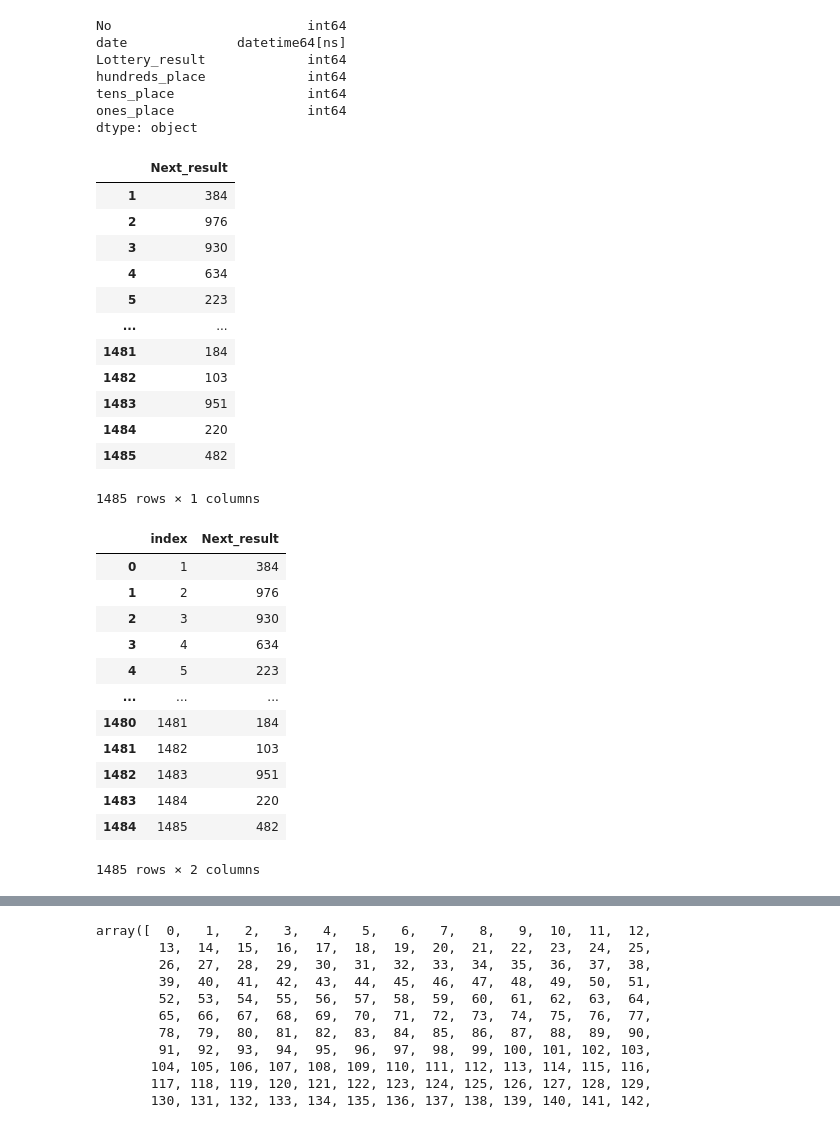
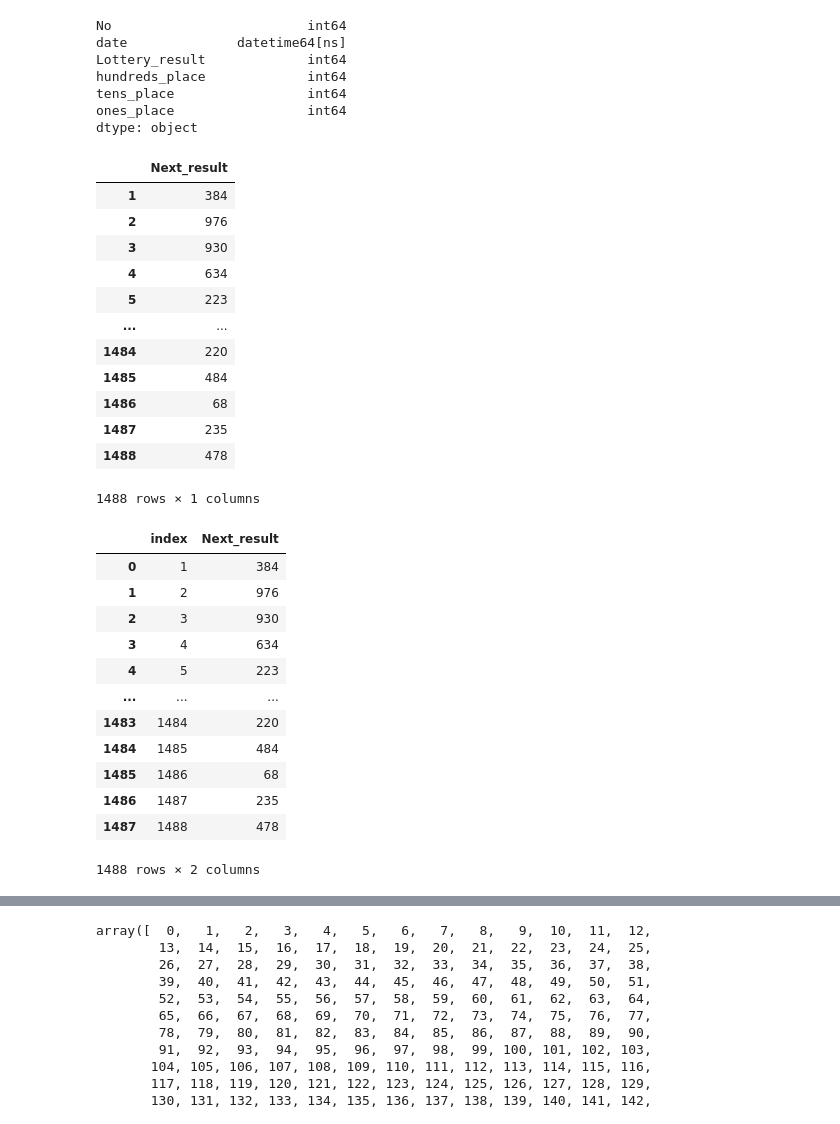
Before and after one commit to yyoshikun/workdir, a Jupyter notebook: Num_3_challenge_5.ipynb, the cells around one changed output, grey strips where cells are left out. Cells and saved outputs as stored; diff of their text form; code cells hidden in the pictures.

```diff
--- a/Num_3_challenge_5.ipynb
+++ b/Num_3_challenge_5.ipynb
@@ -168,22 +168,23 @@ ones_place                 int64
 dtype: object
 # %%
 #012 次回の結果の列を作成 Next_result
-df_add=pd.DataFrame({'Next_result':Num_3_2018_2022.loc[1:1485,'Lottery_result']})#都度、rows=入力する
+#df_add=pd.DataFrame({'Next_result':Num_3_2018_2022.loc[1:1488,'Lottery_result']})#都度、rows=入力する
+df_add=pd.DataFrame({'Next_result':Num_3_2018_2022.loc[1::,'Lottery_result']})#2行目から最終行まで
 df_add
 # %% [output]
 |  | Next_result |
 | 1 | 384 |
 | 2 | 976 |
 | 3 | 930 |
 | 4 | 634 |
 | 5 | 223 |
 | ... | ... |
-| 1481 | 184 |
-| 1482 | 103 |
-| 1483 | 951 |
 | 1484 | 220 |
-| 1485 | 482 |
+| 1485 | 484 |
+| 1486 | 68 |
+| 1487 | 235 |
+| 1488 | 478 |
-1485 rows × 1 columns
+1488 rows × 1 columns
 # %%
 #013 indexを0から振り直す
 df_add=df_add.reset_index()
@@ -196,12 +197,12 @@ df_add
 | 3 | 4 | 634 |
 | 4 | 5 | 223 |
 | ... | ... | ... |
-| 1480 | 1481 | 184 |
-| 1481 | 1482 | 103 |
-| 1482 | 1483 | 951 |
 | 1483 | 1484 | 220 |
-| 1484 | 1485 | 482 |
+| 1484 | 1485 | 484 |
+| 1485 | 1486 | 68 |
+| 1486 | 1487 | 235 |
+| 1487 | 1488 | 478 |
-1485 rows × 2 columns
+1488 rows × 2 columns
 # %%
 #014 不要な列を削除
 drop_col=['index']
```
Also changed, not shown: parts of 47 cells of this notebook, 7 other files.
